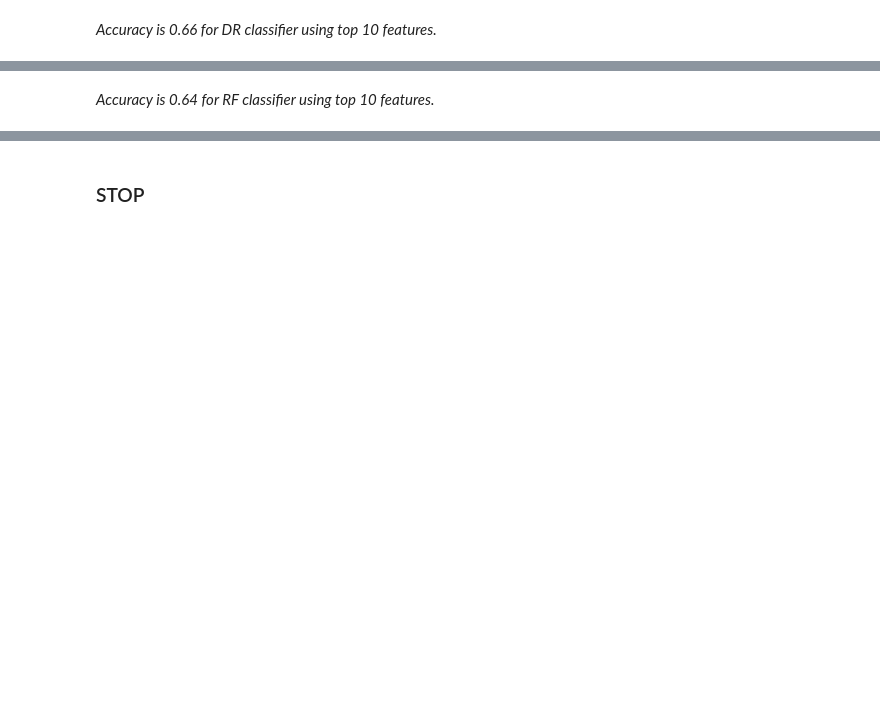
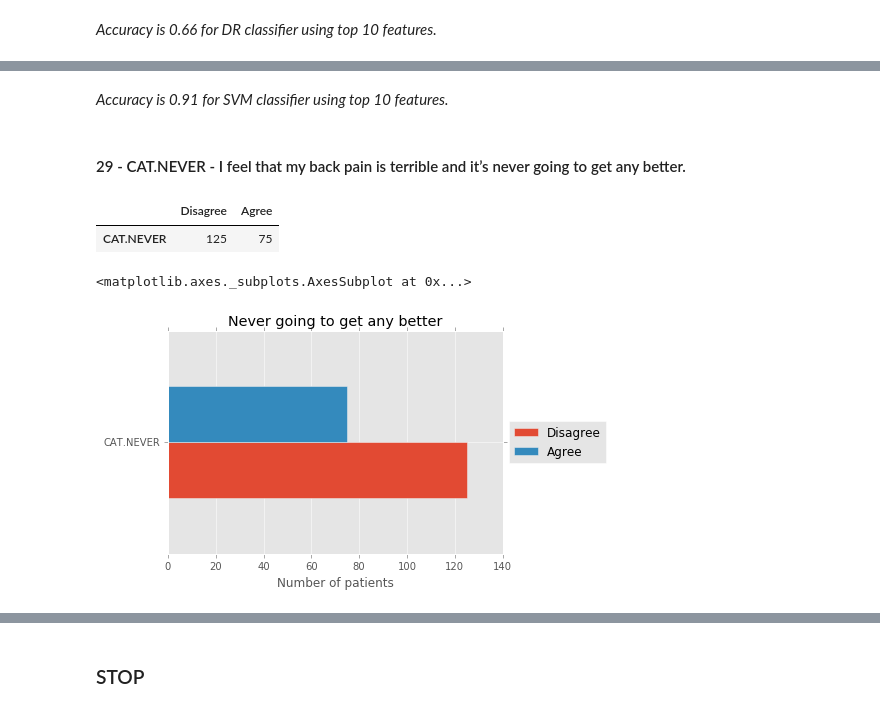
Before and after one commit to jayurbain/BackPain, a Jupyter notebook: Back Pain Data Analysis.ipynb, the cells around one changed output, grey strips where cells are left out. Saved outputs shown, nothing was run; the diff lists cells and outputs as text; code cells hidden in the pictures; blank space fills up the shorter version.

Commit message:
added DIS and CAT.NEVER machine learning

```diff
--- a/Back Pain Data Analysis.ipynb
+++ b/Back Pain Data Analysis.ipynb
@@ -1181,2 +1284,27 @@ Mean accuracy using top 10 features: 0.69 (+/- 0.19)
 # %% [markdown]
-*Accuracy is 0.64 for RF classifier using top 10 features.*
+*Accuracy is 0.91 for SVM classifier using top 10 features.*
+# %% [markdown]
+#### 29 - CAT.NEVER - I feel that my back pain is terrible and it’s never going to get any better.
+# %%
+result = df[['CAT.NEVER']].apply(pd.value_counts).fillna(0).T
+result.columns=['Disagree','Agree']
+pd.options.display.float_format = '{:,.0f}'.format
+
+# cross tabulated result
+result
+# %% [output]
+|  | Disagree | Agree |
+| CAT.NEVER | 125 | 75 |
+# %%
+import matplotlib
+import matplotlib.pyplot as plt
+matplotlib.style.use('ggplot')
+
+# horizontal bar plot
+plt=result.plot.barh(title="Never going to get any better")
+plt.set_xlabel("Number of patients")
+plt.legend(loc='center left', bbox_to_anchor=(1, 0.5))
+plt
+# %% [output]
+<matplotlib.axes._subplots.AxesSubplot at 0x...>
+[figure, added]
```
Also changed, not shown: parts of 23 cells of this notebook.
